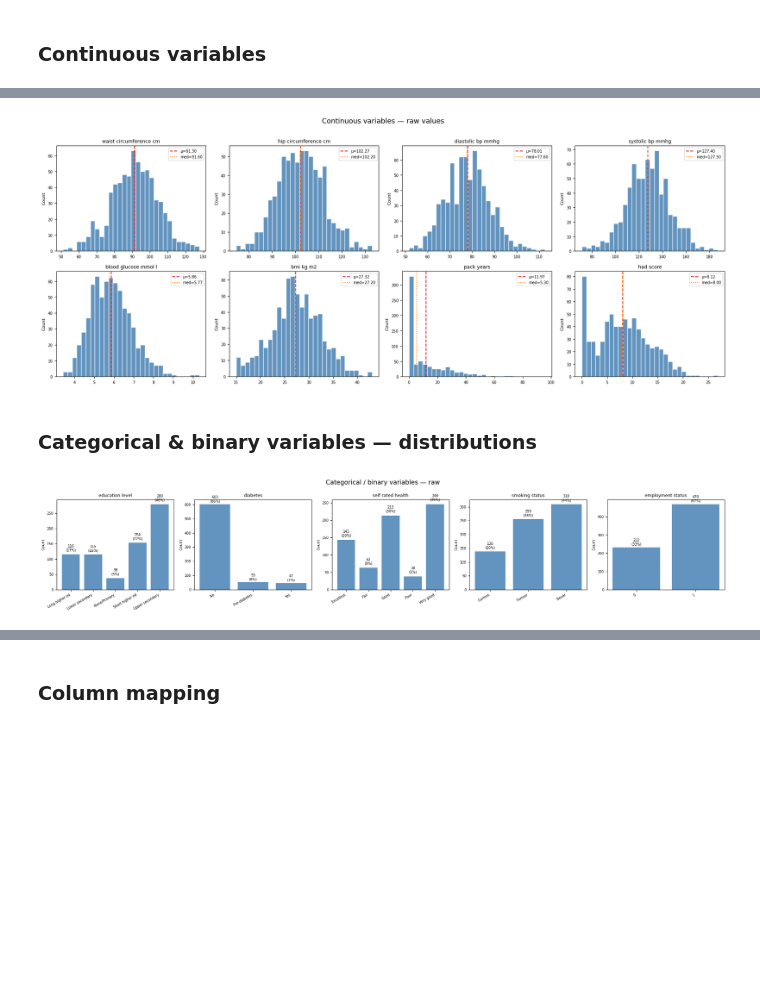
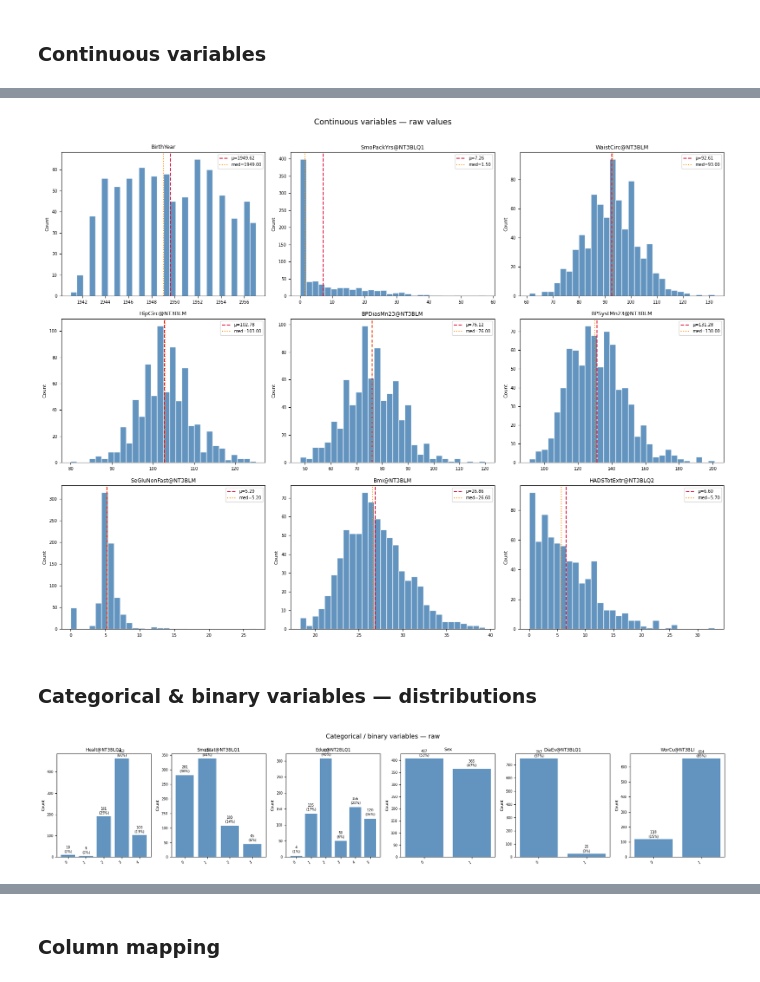
Before and after one commit to flippi321/NTNU-Master-project, a Jupyter notebook: feature_split_analysis.ipynb, the cells around one changed output, grey strips where cells are left out. Drawn from its saved outputs; the diff is of its cells as text; code cells hidden in the pictures; blank space fills up the shorter version.

Commit message:
Pushed up new working data analysis

```diff
--- a/feature_split_analysis.ipynb
+++ b/feature_split_analysis.ipynb
@@ -37,11 +51,14 @@ SPLIT_COLORS = ['steelblue', 'darkorange', 'seagreen']
 ---
 ## Part 1 — HUNT External Data EDA
 # %%
-raw  = pd.read_csv('data/metadata/mock_metadata.csv')
-norm = pd.read_csv('data/metadata/mock_metadata_normalized.csv')
+raw  = pd.read_csv(RAW_PATH).drop(columns=DROP_COLS, errors='ignore')
+norm = pd.read_csv(NORM_PATH)
 
-print(f"Raw  : {raw.shape[0]} subjects × {raw.shape[1]-1} features")
-print(f"Norm : {norm.shape[0]} subjects × {norm.shape[1]-1} columns "
+# Sex in raw is 1 for Male, NaN for Female — make it explicit for EDA
+raw['Sex'] = raw['Sex'].fillna(0).astype(int)
+
+print(f"Raw  : {raw.shape[0]} subjects × {raw.shape[1]} features")
+print(f"Norm : {norm.shape[0]} subjects × {norm.shape[1]-1} feature columns "
       f"(categoricals one-hot encoded)")
 display(raw.head(5))
 # %% [output]
@@ -64,11 +81,11 @@ for col in ALL_VARS:
     rows.append({
         'Variable': col,
         'Type':     kind,
-        'N unique': raw[col].nunique(),
+        'N unique': raw[col].nunique(dropna=False),
         'Missing':  int(raw[col].isna().sum()),
         'Values / range': (
             f"{raw[col].min():.2f} – {raw[col].max():.2f}" if col in CONTINUOUS
-            else str(sorted(raw[col].unique().tolist()))
+            else str(sorted(raw[col].dropna().unique().tolist()))
         ),
     })
 display(pd.DataFrame(rows).set_index('Variable'))
@@ -106,32 +126,36 @@ display(stats.T.rename(columns=str.title))
 # %%
-fig, axes = plt.subplots(2, 4, figsize=(18, 7))
+ncols = 3
+nrows = (len(CONTINUOUS) + ncols - 1) // ncols
+fig, axes = plt.subplots(nrows, ncols, figsize=(16, 4 * nrows))
 for ax, col in zip(axes.flat, CONTINUOUS):
     data = raw[col].dropna()
     ax.hist(data, bins=30, color='steelblue', edgecolor='white', alpha=0.85)
     ax.axvline(data.mean(),   color='crimson',    linestyle='--', lw=1.5,
                label=f'μ={data.mean():.2f}')
     ax.axvline(data.median(), color='darkorange', linestyle=':',  lw=1.5,
                label=f'med={data.median():.2f}')
-    ax.set_title(col.replace('_',' '), fontsize=9)
+    ax.set_title(col, fontsize=9)
     ax.set_ylabel('Count', fontsize=8)
     ax.legend(fontsize=7)
     ax.tick_params(labelsize=7)
+for ax in axes.flat[len(CONTINUOUS):]:
+    ax.set_visible(False)
 plt.suptitle('Continuous variables — raw values', fontsize=13, y=1.01)
 plt.tight_layout()
 plt.show()
 # %% [output]
-[figure, old version]
+[figure, new version]
 # %% [markdown]
 ### Categorical & binary variables — distributions
 # %%
 ALL_CAT = CATEGORICAL + BINARY
 fig, axes = plt.subplots(1, len(ALL_CAT), figsize=(20, 4))
 for ax, col in zip(axes, ALL_CAT):
-    vc = raw[col].value_counts().sort_index()
+    vc = raw[col].dropna().value_counts().sort_index()
     bars = ax.bar(range(len(vc)), vc.values, color='steelblue', alpha=0.85)
     ax.set_xticks(range(len(vc)))
     ax.set_xticklabels([str(v) for v in vc.index], rotation=30, ha='right', fontsize=8)
-    ax.set_title(col.replace('_',' '), fontsize=9)
+    ax.set_title(col, fontsize=9)
     ax.set_ylabel('Count', fontsize=8)
     total = vc.sum()
     for bar, count in zip(bars, vc.values):
@@ -143,6 +167,6 @@ plt.suptitle('Categorical / binary variables — raw', fontsize=13)
 plt.tight_layout()
 plt.show()
 # %% [output]
-[figure, old version]
+[figure, new version]
 # %%
 for col in CATEGORICAL + BINARY:
```
Also changed, not shown: parts of 22 cells of this notebook.
